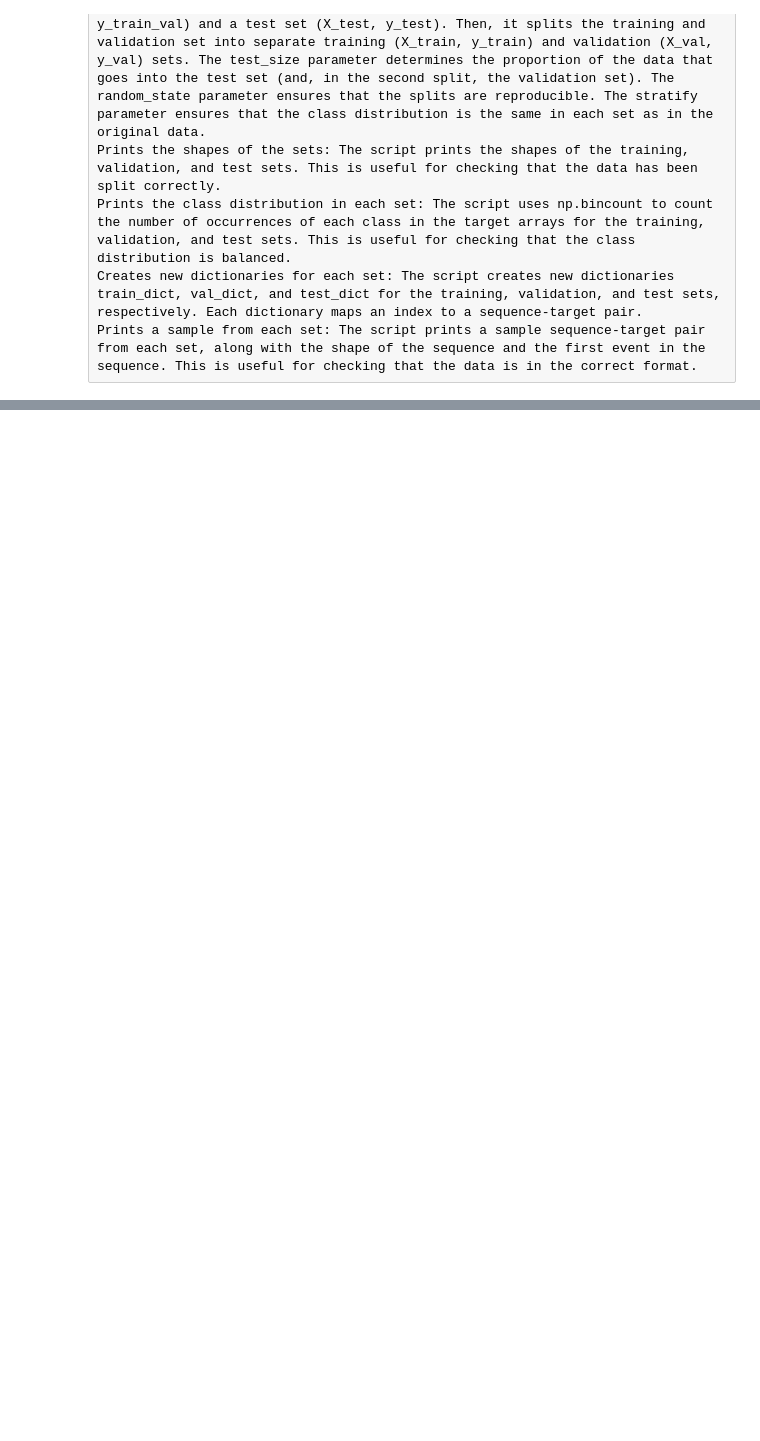
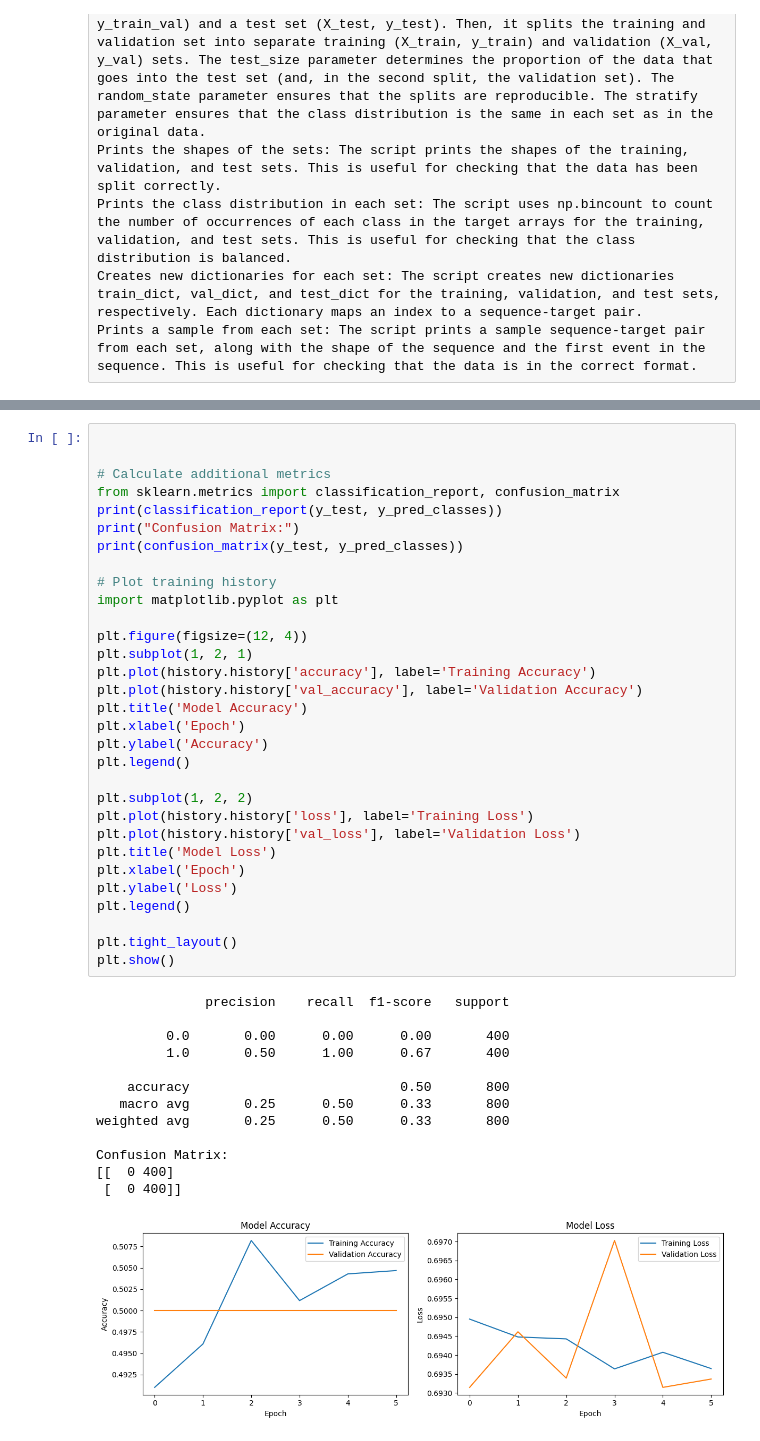
Before and after one commit to mohAhanin/Alzheimer, a Jupyter notebook: 11tir1403.ipynb, the cells around one changed output, grey strips where cells are left out. Cells and saved outputs as stored; diff of their text form; blank space fills up the shorter version.

```diff
--- a/11tir1403.ipynb
+++ b/11tir1403.ipynb
@@ -307,0 +530,45 @@ Prints a sample from each set: The script prints a sample sequence-target pair f
+# %%
+
+
+# Calculate additional metrics
+from sklearn.metrics import classification_report, confusion_matrix
+print(classification_report(y_test, y_pred_classes))
+print("Confusion Matrix:")
+print(confusion_matrix(y_test, y_pred_classes))
+
+# Plot training history
+import matplotlib.pyplot as plt
+
+plt.figure(figsize=(12, 4))
+plt.subplot(1, 2, 1)
+plt.plot(history.history['accuracy'], label='Training Accuracy')
+plt.plot(history.history['val_accuracy'], label='Validation Accuracy')
+plt.title('Model Accuracy')
+plt.xlabel('Epoch')
+plt.ylabel('Accuracy')
+plt.legend()
+
+plt.subplot(1, 2, 2)
+plt.plot(history.history['loss'], label='Training Loss')
+plt.plot(history.history['val_loss'], label='Validation Loss')
+plt.title('Model Loss')
+plt.xlabel('Epoch')
+plt.ylabel('Loss')
+plt.legend()
+
+plt.tight_layout()
+plt.show()
+# %% [output]
+              precision    recall  f1-score   support
+
+         0.0       0.00      0.00      0.00       400
+         1.0       0.50      1.00      0.67       400
+
+    accuracy                           0.50       800
+   macro avg       0.25      0.50      0.33       800
+weighted avg       0.25      0.50      0.33       800
+
+Confusion Matrix:
+[[  0 400]
+ [  0 400]]
+[figure, added]
```
Also changed, not shown: parts of 12 cells of this notebook.
